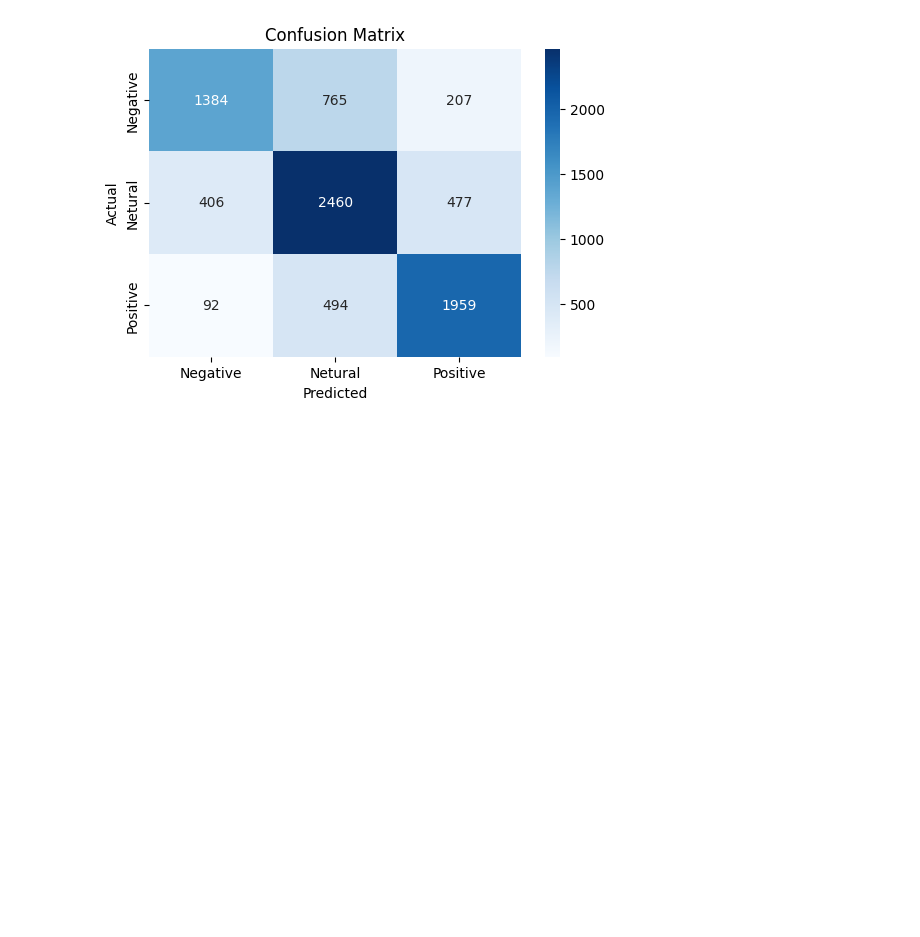
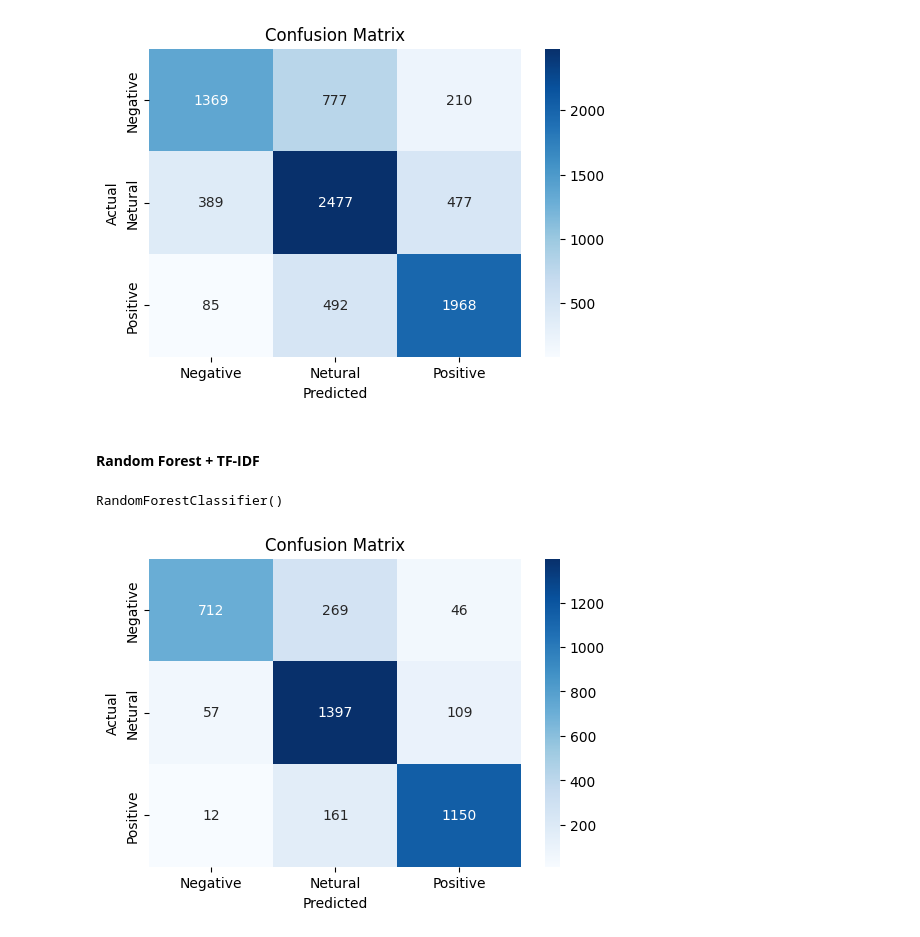
Before and after one commit to kevin000001505/Skynet, a Jupyter notebook: develop.ipynb, the cells around one changed output. Saved outputs shown, nothing was run; the diff lists cells and outputs as text; code cells hidden in the pictures; blank space fills up the shorter version.

```diff
--- a/develop.ipynb
+++ b/develop.ipynb
@@ -9,5 +33,8 @@ df.dropna(subset=['text'], inplace=True)
 # %%
 def preprocess_text(text):
+    if not isinstance(text, str):
+        return ""
+    text = re.sub(r"https?://.+", "", text)
     doc = nlp(text)
     clean_tokens = [
         token.lemma_.lower()
@@ -206,3 +206,43 @@ plt.title('Confusion Matrix')
 plt.show()
 # %% [output]
 [figure]
+# %% [markdown]
+#### **Random Forest + TF-IDF**
+# %%
+rf_model = RandomForestClassifier()
+vectorizer = TfidfVectorizer()
+
+X = vectorizer.fit_transform(df['processed_text'])
+y = df['sentiment'].apply(lambda x: 2 if x == 'positive' else 1 if x == 'neutral' else 0)
+X_train, X_test, y_train, y_test = train_test_split(X, y, test_size=0.3, random_state=42)
+
+rf_model.fit(X_train, y_train)
+# %% [output]
+RandomForestClassifier()
+# %%
+probs = rf_model.predict_proba(X_test)
+
+mask = np.any(probs > 0.7, axis=1)
+y_test_filtered = y_test[mask]
+
+filtered = probs[mask]
+y_predict_filter = np.argmax(filtered, axis=1)
+# %%
+import seaborn as sns
+import matplotlib.pyplot as plt
+from sklearn.metrics import confusion_matrix
+from sklearn.metrics import classification_report
+
+conf_mat = confusion_matrix(y_test_filtered, y_predict_filter)
+# %%
+labels = ['Negative', 'Netural', 'Positive']  # change according to your classes
+
+# Plot using seaborn
+plt.figure(figsize=(6, 4))
+sns.heatmap(conf_mat, annot=True, fmt='d', cmap='Blues', xticklabels=labels, yticklabels=labels)
+plt.xlabel('Predicted')
+plt.ylabel('Actual')
+plt.title('Confusion Matrix')
+plt.show()
+# %% [output]
+[figure, added]
```
Also changed, not shown: parts of 40 cells of this notebook, 16 other files.
